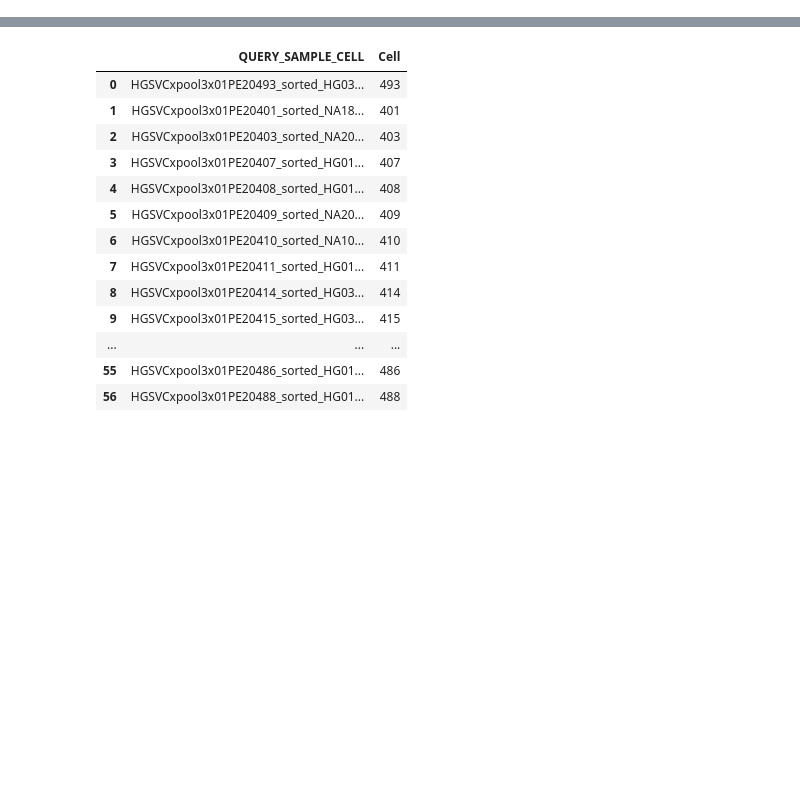
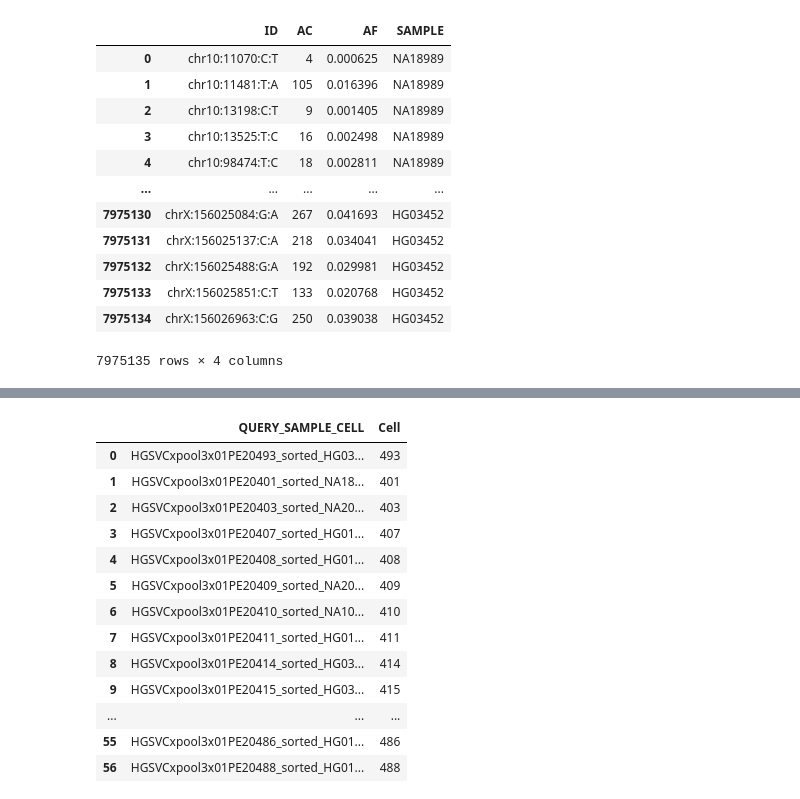
Before and after one commit to weber8thomas/pooled-strandseq-demultiplexing, a Jupyter notebook: notebooks/match_to_david.py.ipynb, the cells around one changed output, grey strips where cells are left out. Cells and saved outputs as stored; diff of their text form; code cells hidden in the pictures; blank space fills up the shorter version.

```diff
--- a/notebooks/match_to_david.py.ipynb
+++ b/notebooks/match_to_david.py.ipynb
@@ -0,0 +24,19 @@
+# %%
+ref_path = "/scratch/tweber/DATA/MC_DATA/DEMULTIPLEXING_POOLS/BCFTOOLS_CONCAT_TAB/PSEUDOPOOL/merge.txt.gz"
+ref = pd.read_csv(ref_path, compression="gzip", sep="\t",)
+ref["ID"] = "chr" + ref["ID"]
+ref
+# %% [output]
+|  | ID | AC | AF | SAMPLE |
+| 0 | chr10:11070:C:T | 4 | 0.000625 | NA18989 |
+| 1 | chr10:11481:T:A | 105 | 0.016396 | NA18989 |
+| 2 | chr10:13198:C:T | 9 | 0.001405 | NA18989 |
+| 3 | chr10:13525:T:C | 16 | 0.002498 | NA18989 |
+| 4 | chr10:98474:T:C | 18 | 0.002811 | NA18989 |
+| ... | ... | ... | ... | ... |
+| 7975130 | chrX:156025084:G:A | 267 | 0.041693 | HG03452 |
+| 7975131 | chrX:156025137:C:A | 218 | 0.034041 | HG03452 |
+| 7975132 | chrX:156025488:G:A | 192 | 0.029981 | HG03452 |
+| 7975133 | chrX:156025851:C:T | 133 | 0.020768 | HG03452 |
+| 7975134 | chrX:156026963:C:G | 250 | 0.039038 | HG03452 |
+7975135 rows × 4 columns
```
Also changed, not shown: parts of 3 cells of this notebook, 6 other files.
